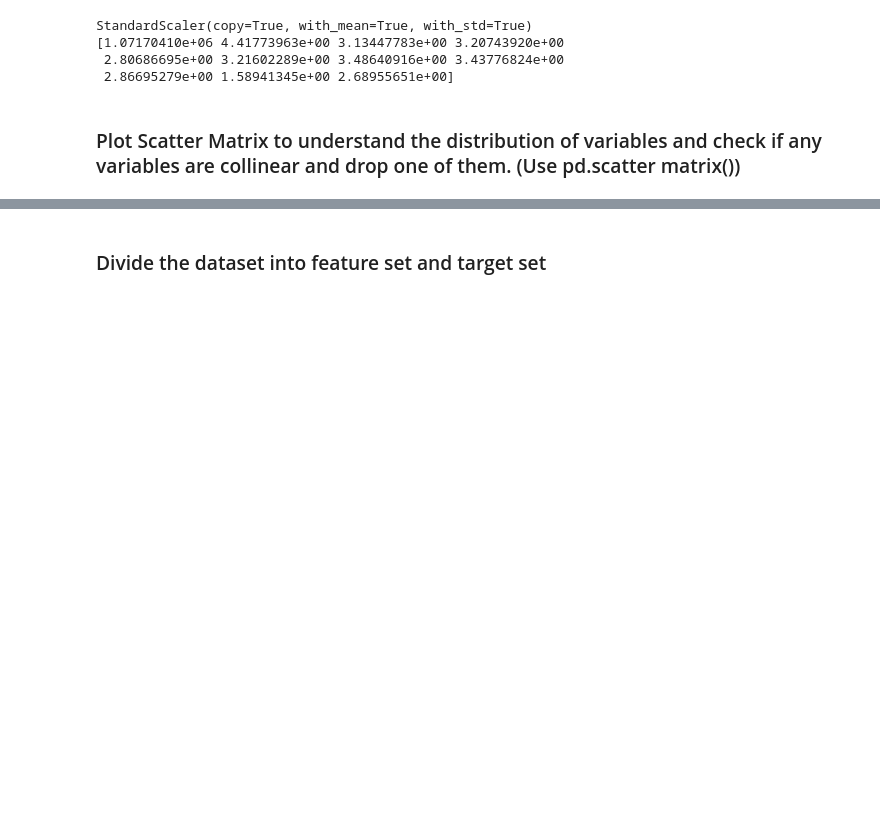
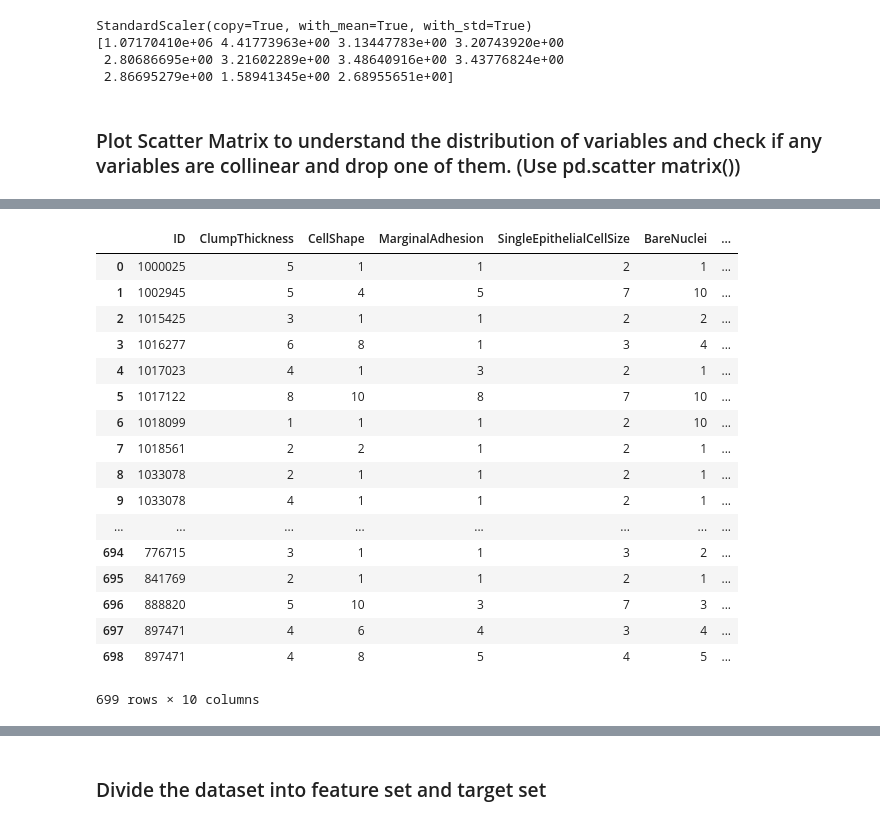
Before and after one commit to GreatLearningAIML1/aiml-ml-hyd-apr-19-batch-GPrakruth, a Jupyter notebook: Lab_Internal_3_Prakruth.ipynb, the cells around one changed output, grey strips where cells are left out. Cells and saved outputs as stored; diff of their text form; code cells hidden in the pictures; blank space fills up the shorter version.

```diff
--- a/Lab_Internal_3_Prakruth.ipynb
+++ b/Lab_Internal_3_Prakruth.ipynb
@@ -549,0 +574,21 @@ StandardScaler(copy=True, with_mean=True, with_std=True)
+# %%
+bc.drop(columns = 'CellSize')
+# %% [output]
+|  | ID | ClumpThickness | CellShape | MarginalAdhesion | SingleEpithelialCellSize | BareNuclei | ... |
+| 0 | 1000025 | 5 | 1 | 1 | 2 | 1 | ... |
+| 1 | 1002945 | 5 | 4 | 5 | 7 | 10 | ... |
+| 2 | 1015425 | 3 | 1 | 1 | 2 | 2 | ... |
+| 3 | 1016277 | 6 | 8 | 1 | 3 | 4 | ... |
+| 4 | 1017023 | 4 | 1 | 3 | 2 | 1 | ... |
+| 5 | 1017122 | 8 | 10 | 8 | 7 | 10 | ... |
+| 6 | 1018099 | 1 | 1 | 1 | 2 | 10 | ... |
+| 7 | 1018561 | 2 | 2 | 1 | 2 | 1 | ... |
+| 8 | 1033078 | 2 | 1 | 1 | 2 | 1 | ... |
+| 9 | 1033078 | 4 | 1 | 1 | 2 | 1 | ... |
+| ... | ... | ... | ... | ... | ... | ... | ... |
+| 694 | 776715 | 3 | 1 | 1 | 3 | 2 | ... |
+| 695 | 841769 | 2 | 1 | 1 | 2 | 1 | ... |
+| 696 | 888820 | 5 | 10 | 3 | 7 | 3 | ... |
+| 697 | 897471 | 4 | 6 | 4 | 3 | 4 | ... |
+| 698 | 897471 | 4 | 8 | 5 | 4 | 5 | ... |
+699 rows × 10 columns
```
Also changed, not shown: parts of 15 cells of this notebook.
